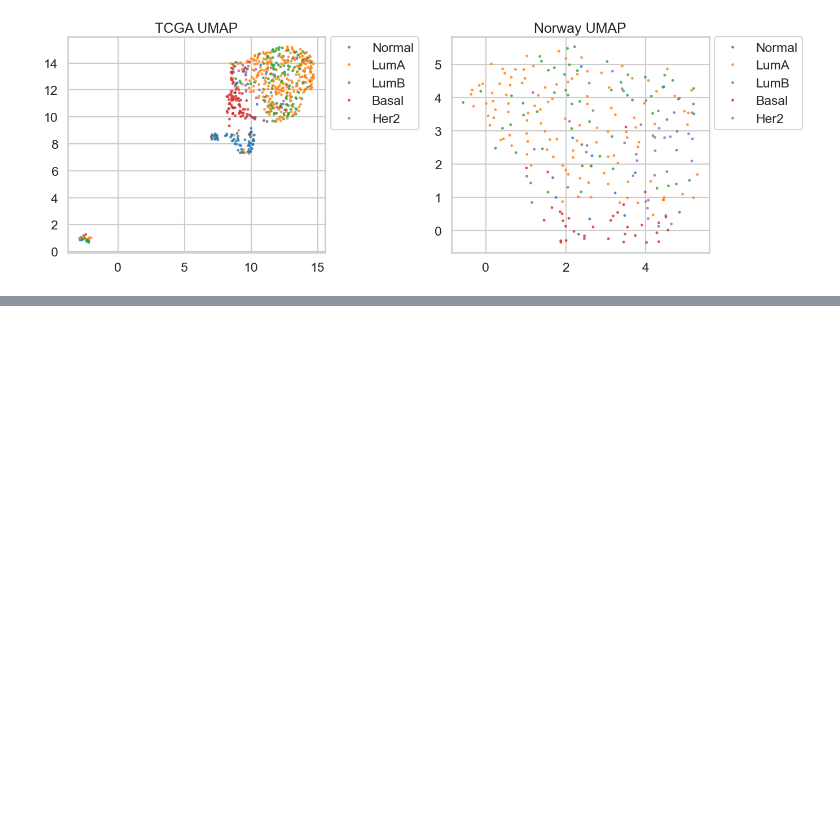
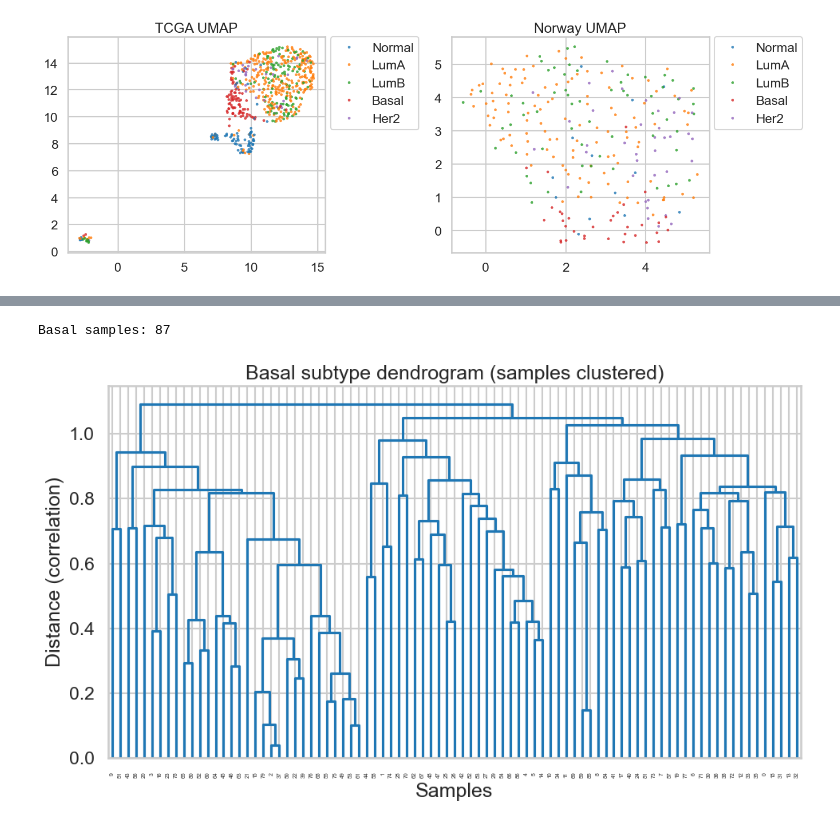
Before and after one commit to Alvinator24/BioinfoThesis, a Jupyter notebook: exploredata.ipynb, the cells around one changed output, grey strips where cells are left out. Cells and saved outputs as stored; diff of their text form; code cells hidden in the pictures; blank space fills up the shorter version.

```diff
--- a/exploredata.ipynb
+++ b/exploredata.ipynb
@@ -485,0 +603,48 @@ plt.tight_layout()
+# %%
+# --- Dendrogram of Basal subtype (samples clustered by expression) ---
+import numpy as np
+import pandas as pd
+import matplotlib.pyplot as plt
+
+from sklearn.preprocessing import StandardScaler
+from sklearn.decomposition import PCA
+
+from scipy.cluster.hierarchy import linkage, dendrogram
+
+# 1) Choose dataset
+dataset = tcga  # or norway
+
+# 2) Filter only Basal samples (case-insensitive)
+y = dataset["y_all"].astype(str)
+mask = y.str.lower() == "basal"
+
+X_basal = dataset["X_all"].loc[mask]
+y_basal = y.loc[mask]
+
+print("Basal samples:", X_basal.shape[0])
+
+# 3) Scale features so genes are comparable
+Xv = StandardScaler().fit_transform(X_basal.to_numpy())
+
+# 4) Optional: reduce to 50 PCs to speed up clustering
+# (useful when features ~19k)
+Xv = PCA(n_components=min(50, Xv.shape[1]), random_state=0).fit_transform(Xv)
+
+# 5) Hierarchical clustering
+# metric='correlation' clusters by expression pattern (shape, not magnitude)
+Z = linkage(Xv, method="average", metric="correlation")
+
+# 6) Plot dendrogram
+plt.figure(figsize=(10, 6))
+dendrogram(
+    Z,
+    no_labels=True if X_basal.shape[0] > 200 else False,  # hide labels if too many
+    color_threshold=0
+)
+plt.title("Basal subtype dendrogram (samples clustered)")
+plt.xlabel("Samples")
+plt.ylabel("Distance (correlation)")
+plt.tight_layout()
+# %% [output]
+Basal samples: 87
+[figure, added]
```
Also changed, not shown: parts of 4 cells of this notebook, 3 other files.
